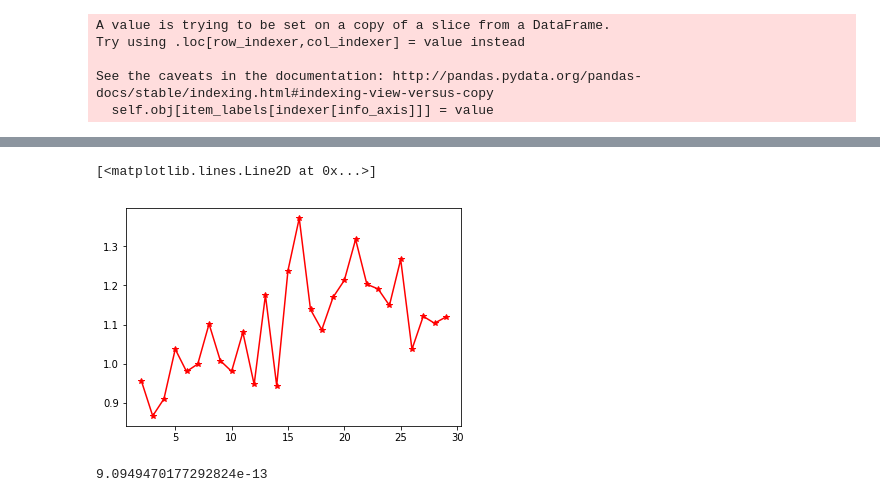
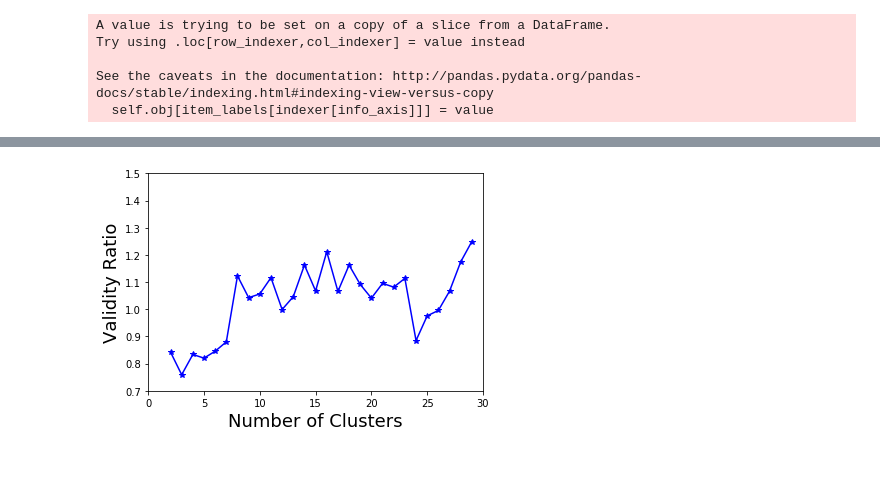
Before and after one commit to Arun0013/DataAnalyticsOR, a Jupyter notebook: DataAnalyticsORProject/Python/BreastCancerKMeans.ipynb, the cells around one changed output, grey strips where cells are left out. Cells and saved outputs as stored; diff of their text form; code cells hidden in the pictures; blank space fills up the shorter version.

Commit message:
Added results

```diff
--- a/DataAnalyticsORProject/Python/BreastCancerKMeans.ipynb
+++ b/DataAnalyticsORProject/Python/BreastCancerKMeans.ipynb
@@ -16,21 +16,36 @@ XB = X[y == "B"]
 nFea = X.shape[1]
 averageM = [0 for i in range(nFea)]
 rangesM = [0 for i in range(nFea)]
+
 for j in range(nFea):
     averageM[j] = XM.iloc[:,j].mean()
     rangesM[j] = XM.iloc[:,j].max() - XM.iloc[:,j].min()
-    #ranges = XM.iloc[:,j].std()
+    #rangesM[j] = XM.iloc[:,j].std()
     XM.iloc[:,j] -= averageM[j]
     XM.iloc[:,j] = XM.iloc[:,j]/rangesM[j]
 
 averageB = [0 for i in range(nFea)]
 rangesB = [0 for i in range(nFea)]
+
 for j in range(XB.shape[1]):
     averageB[j] = XB.iloc[:,j].mean()
     rangesB[j] = XB.iloc[:,j].max() - XB.iloc[:,j].min()
-    #ranges = XM.iloc[:,j].std()
+    #rangesB[j] = XB.iloc[:,j].std()
     XB.iloc[:,j] -= averageB[j]
     XB.iloc[:,j] = XB.iloc[:,j]/rangesB[j]
+
+'''
+for j in range(nFea):
+    averageM[j] = X.iloc[:,j].mean()
+    rangesM[j] = X.iloc[:,j].max() - X.iloc[:,j].min()
+     #rangesM[j] = X.iloc[:,j].std()
+    averageB[j] = averageM[j]
+    rangesB[j] = rangesM[j]
+    XM.iloc[:,j] -= averageM[j]
+    XM.iloc[:,j] = XM.iloc[:,j]/rangesM[j]
+    XB.iloc[:,j] -= averageB[j]
+    XB.iloc[:,j] = XB.iloc[:,j]/rangesB[j]
+'''
 # %% [output]
 A value is trying to be set on a copy of a slice from a DataFrame.
 Try using .loc[row_indexer,col_indexer] = value instead
@@ -92,11 +103,10 @@ plt.plot(Krange, thetaM, '-*b')
-# %%
-plt.plot(Krange, thetaB, '-*r')
-# %% [output]
-[<matplotlib.lines.Line2D at 0x...>]
-[figure, removed]
-# %%
-XM.iloc[:,0].sum()
-XB.iloc[:,0].sum()
-X.iloc[:,0].sum() - (len(XB)*averageB[0] + len(XM)*averageM[0])
-# %% [output]
-9.0949470177292824e-13
+# %%
+plt.plot(Krange, thetaM, '-*b')
+plt.xlabel("Number of Clusters", fontsize=18)
+plt.ylabel("Validity Ratio", fontsize=18)
+plt.axis([0, 30, 0.7, 1.5])
+#plt.title("Malignant: Validity ratio vs # of clusters [new result]", fontsize=18)
+plt.savefig('Malignant_VR_K_New.png', format='png')
+plt.savefig('Malignant_VR_K_New.eps', format='eps')
+# %% [output]
+[figure, added]
```
Also changed, not shown: parts of 3 cells of this notebook, 21 other files.
